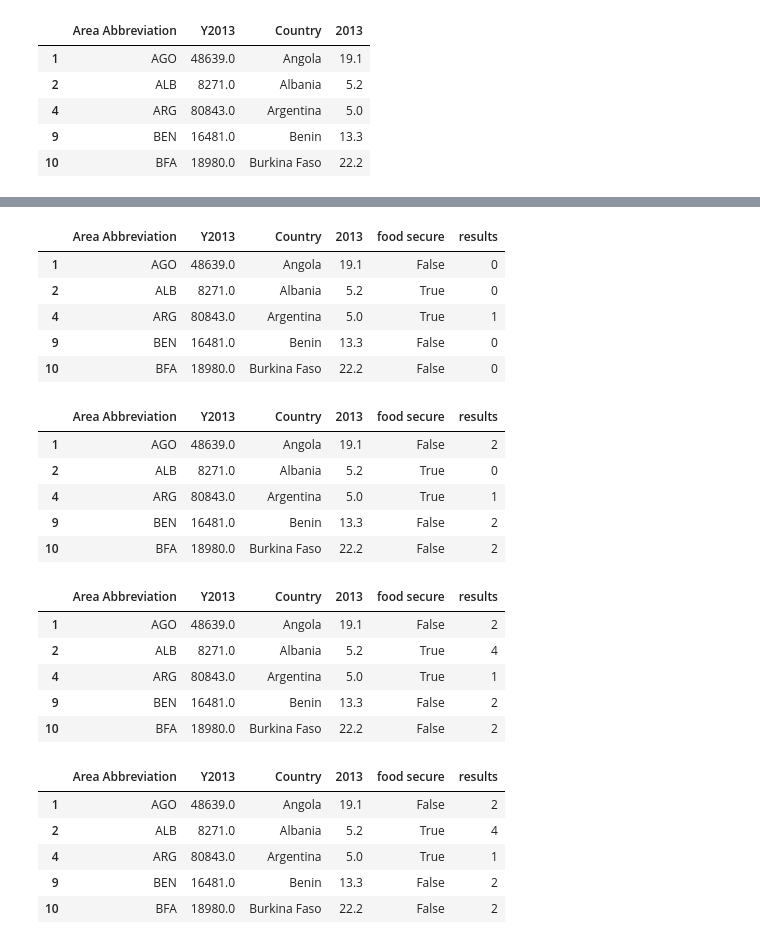
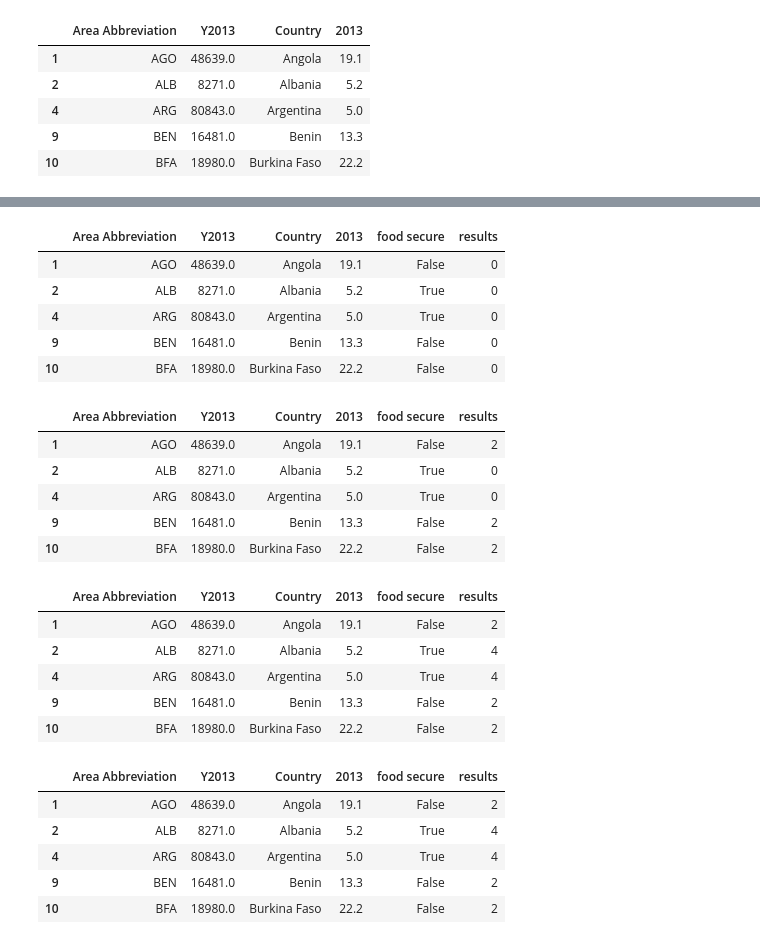
Before and after one commit to edgarp2017/global-food, a Jupyter notebook: Data Cleaning.ipynb, the cells around one changed output, grey strips where cells are left out. Saved outputs shown, nothing was run; the diff lists cells and outputs as text; code cells hidden in the pictures.

```diff
--- a/Data Cleaning.ipynb
+++ b/Data Cleaning.ipynb
@@ -179,49 +184,49 @@ df_combined.head()
 # %%
 cond1 = df_combined['food secure'] == True
-cond2 = df_combined['Y2013'] >=79314
+cond2 = df_combined['Y2013'] >=96160
 df_combined['results'] = np.where(cond1 & cond2, 1, 0)
 df_combined.head()
 # %% [output]
 |  | Area Abbreviation | Y2013 | Country | 2013 | food secure | results |
 | 1 | AGO | 48639.0 | Angola | 19.1 | False | 0 |
 | 2 | ALB | 8271.0 | Albania | 5.2 | True | 0 |
-| 4 | ARG | 80843.0 | Argentina | 5.0 | True | 1 |
+| 4 | ARG | 80843.0 | Argentina | 5.0 | True | 0 |
 | 9 | BEN | 16481.0 | Benin | 13.3 | False | 0 |
 | 10 | BFA | 18980.0 | Burkina Faso | 22.2 | False | 0 |
 # %%
 cond1 = df_combined['food secure'] == False
-cond2 = df_combined['Y2013'] < 79314
+cond2 = df_combined['Y2013'] < 96160
 df_combined['results'] = np.where(cond1 & cond2, 2, df_combined['results'])
 df_combined.head()
 # %% [output]
 |  | Area Abbreviation | Y2013 | Country | 2013 | food secure | results |
 | 1 | AGO | 48639.0 | Angola | 19.1 | False | 2 |
 | 2 | ALB | 8271.0 | Albania | 5.2 | True | 0 |
-| 4 | ARG | 80843.0 | Argentina | 5.0 | True | 1 |
+| 4 | ARG | 80843.0 | Argentina | 5.0 | True | 0 |
 | 9 | BEN | 16481.0 | Benin | 13.3 | False | 2 |
 | 10 | BFA | 18980.0 | Burkina Faso | 22.2 | False | 2 |
 # %%
 cond1 = df_combined['food secure'] == True
-cond2 = df_combined['Y2013'] < 79314
+cond2 = df_combined['Y2013'] < 96160
 df_combined['results'] = np.where(cond1 & cond2, 4, df_combined['results'])
 df_combined.head()
 # %% [output]
 |  | Area Abbreviation | Y2013 | Country | 2013 | food secure | results |
 | 1 | AGO | 48639.0 | Angola | 19.1 | False | 2 |
 | 2 | ALB | 8271.0 | Albania | 5.2 | True | 4 |
-| 4 | ARG | 80843.0 | Argentina | 5.0 | True | 1 |
+| 4 | ARG | 80843.0 | Argentina | 5.0 | True | 4 |
 | 9 | BEN | 16481.0 | Benin | 13.3 | False | 2 |
 | 10 | BFA | 18980.0 | Burkina Faso | 22.2 | False | 2 |
 # %%
 cond1 = df_combined['food secure'] == False
-cond2 = df_combined['Y2013'] >= 79314
+cond2 = df_combined['Y2013'] >= 96160
 df_combined['results'] = np.where(cond1 & cond2, 3, df_combined['results'])
 df_combined.head()
 # %% [output]
 |  | Area Abbreviation | Y2013 | Country | 2013 | food secure | results |
 | 1 | AGO | 48639.0 | Angola | 19.1 | False | 2 |
 | 2 | ALB | 8271.0 | Albania | 5.2 | True | 4 |
-| 4 | ARG | 80843.0 | Argentina | 5.0 | True | 1 |
+| 4 | ARG | 80843.0 | Argentina | 5.0 | True | 4 |
 | 9 | BEN | 16481.0 | Benin | 13.3 | False | 2 |
 | 10 | BFA | 18980.0 | Burkina Faso | 22.2 | False | 2 |
 # %%
```
Also changed, not shown: parts of 3 cells of this notebook.
